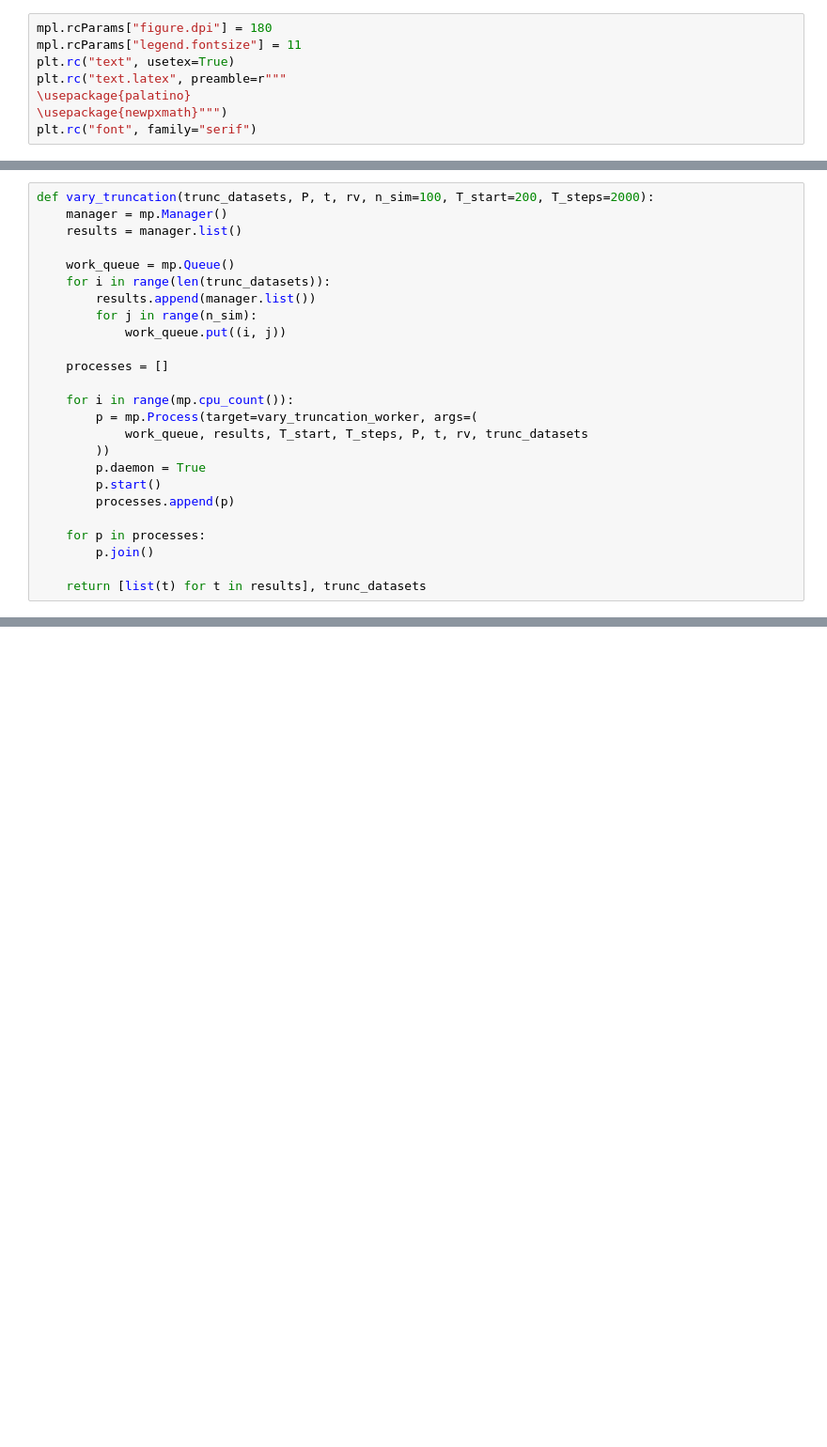
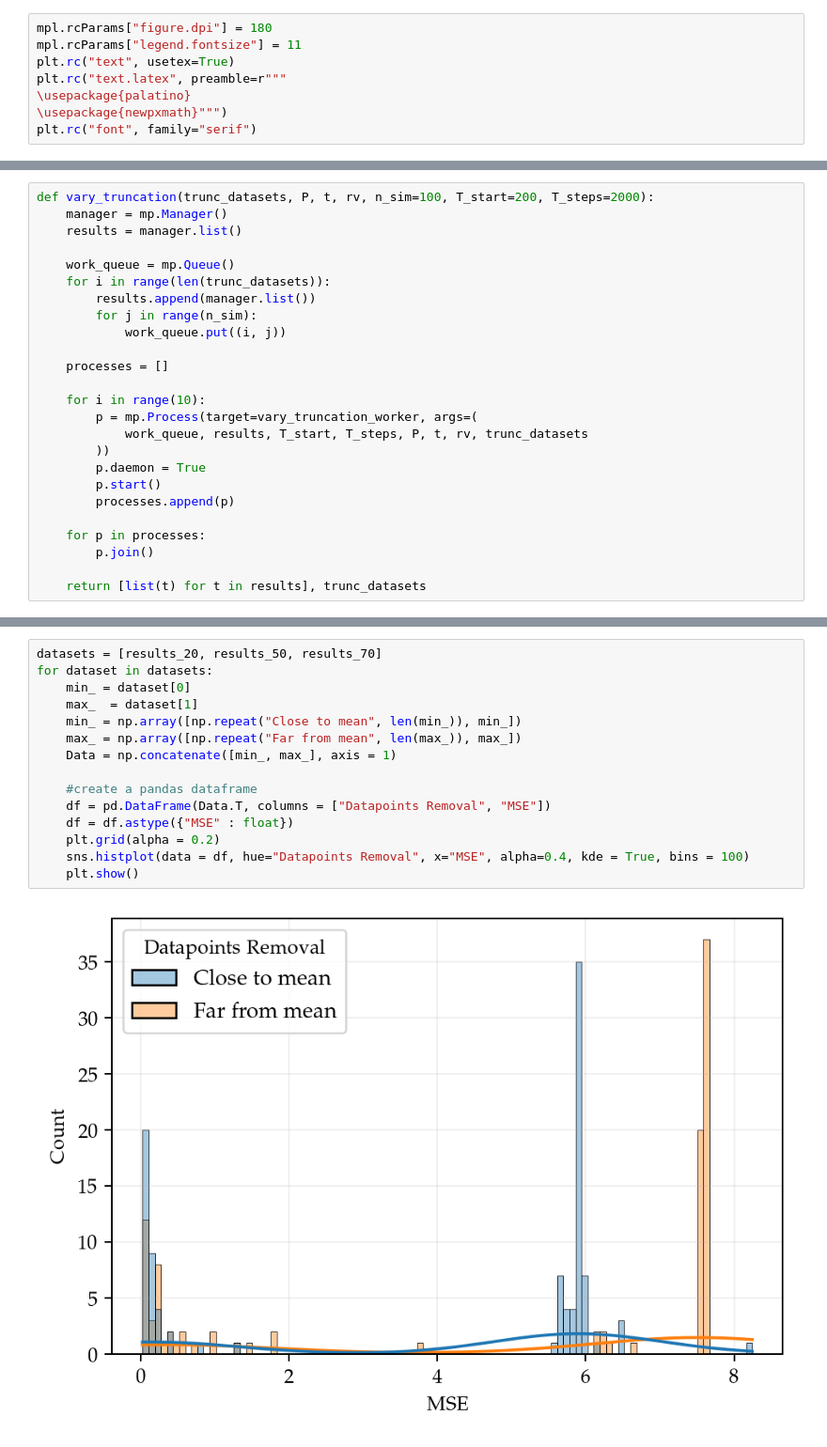
Before and after one commit to Maloup/stochastic-simulation-assignment3, a Jupyter notebook: Critical data points analysis.ipynb, the cells around one changed output, grey strips where cells are left out. Shown at 94% size. Saved outputs shown, nothing was run; the diff lists cells and outputs as text; blank space fills up the shorter version.

```diff
--- a/Critical data points analysis.ipynb
+++ b/Critical data points analysis.ipynb
@@ -47,7 +60,7 @@ def vary_truncation(trunc_datasets, P, t, rv, n_sim=100, T_start=200, T_steps=20
 
     processes = []
 
-    for i in range(mp.cpu_count()):
+    for i in range(10):
         p = mp.Process(target=vary_truncation_worker, args=(
             work_queue, results, T_start, T_steps, P, t, rv, trunc_datasets
         ))
@@ -99,0 +136,17 @@ plt.bar(range(0, 21), means, yerr=a)
+# %%
+datasets = [results_20, results_50, results_70]
+for dataset in datasets:
+    min_ = dataset[0]
+    max_  = dataset[1]
+    min_ = np.array([np.repeat("Close to mean", len(min_)), min_])
+    max_ = np.array([np.repeat("Far from mean", len(max_)), max_])
+    Data = np.concatenate([min_, max_], axis = 1)
+
+    #create a pandas dataframe
+    df = pd.DataFrame(Data.T, columns = ["Datapoints Removal", "MSE"])
+    df = df.astype({"MSE" : float})
+    plt.grid(alpha = 0.2)
+    sns.histplot(data = df, hue="Datapoints Removal", x="MSE", alpha=0.4, kde = True, bins = 100)
+    plt.show()
+# %% [output]
+[figure, added]
```
Also changed, not shown: parts of 12 cells of this notebook, 6 other files.
